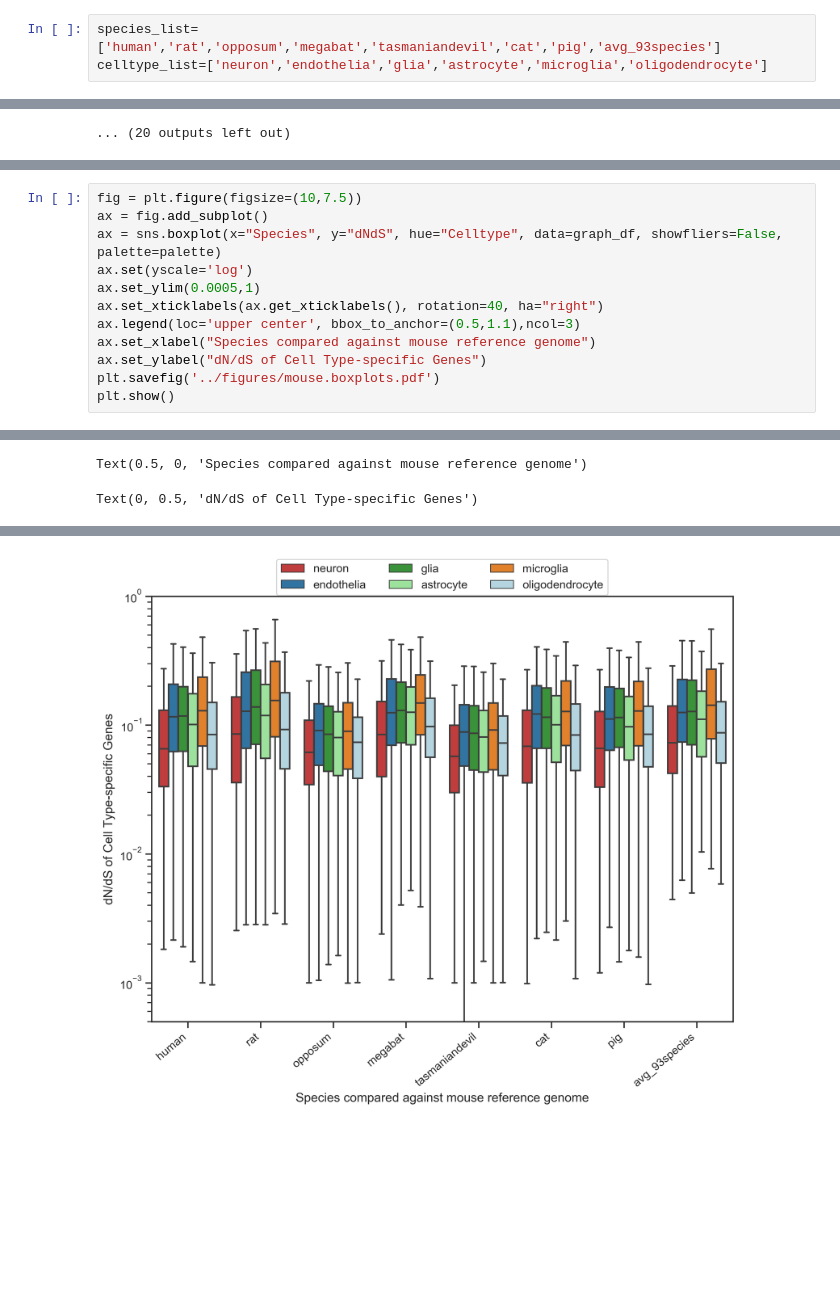
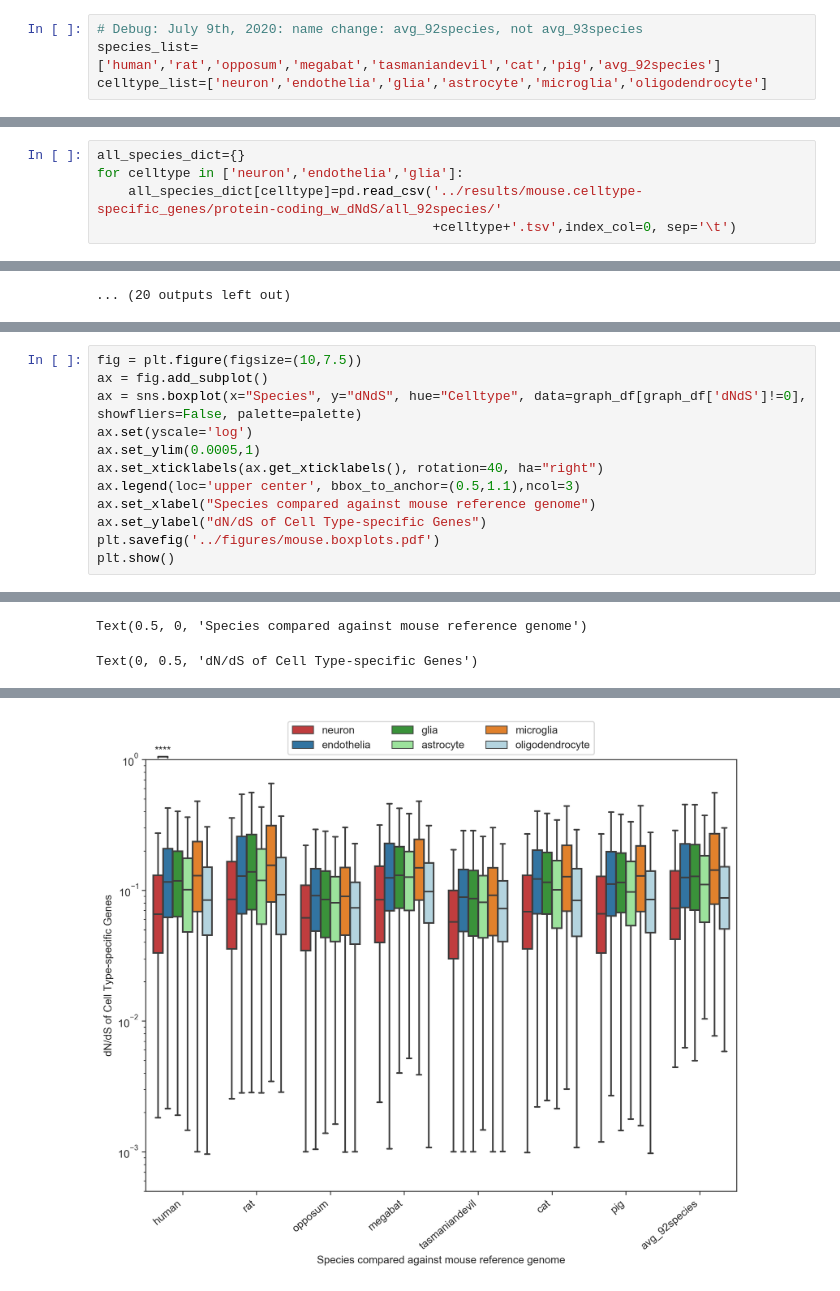
Before and after one commit to VeritatemAmo/neuron-glia-dNdS, a Jupyter notebook: jupyter_notebooks/mouse.stats_and_figures.ipynb, the cells around one changed output, grey strips where cells are left out. Cells and saved outputs as stored; diff of their text form; blank space fills up the shorter version.

```diff
--- a/jupyter_notebooks/mouse.stats_and_figures.ipynb
+++ b/jupyter_notebooks/mouse.stats_and_figures.ipynb
@@ -15,7 +15,8 @@ pd.set_option('display.max_rows', 10)
 from scipy import stats
 import heapq
 # %%
-species_list=['human','rat','opposum','megabat','tasmaniandevil','cat','pig','avg_93species']
+# Debug: July 9th, 2020: name change: avg_92species, not avg_93species
+species_list=['human','rat','opposum','megabat','tasmaniandevil','cat','pig','avg_92species']
 celltype_list=['neuron','endothelia','glia','astrocyte','microglia','oligodendrocyte']
 # %% [markdown]
 ### Descriptive Statistics: median and confidence interval
@@ -111,0 +153,5 @@ writer.close()
+# %%
+all_species_dict={}
+for celltype in ['neuron','endothelia','glia']:
+    all_species_dict[celltype]=pd.read_csv('../results/mouse.celltype-specific_genes/protein-coding_w_dNdS/all_92species/'
+                                           +celltype+'.tsv',index_col=0, sep='\t')
@@ -225,7 +420,7 @@ Text(229.85864318847658, 0.5, 'dN/dS of Cell Type-specific Genes')
 # %%
 fig = plt.figure(figsize=(10,7.5))
 ax = fig.add_subplot()
-ax = sns.boxplot(x="Species", y="dNdS", hue="Celltype", data=graph_df, showfliers=False, palette=palette)
+ax = sns.boxplot(x="Species", y="dNdS", hue="Celltype", data=graph_df[graph_df['dNdS']!=0], showfliers=False, palette=palette)
 ax.set(yscale='log')
 ax.set_ylim(0.0005,1)
 ax.set_xticklabels(ax.get_xticklabels(), rotation=40, ha="right")
@@ -251 +454 @@ Text(0, 0.5, 'dN/dS of Cell Type-specific Genes')
-[figure, old version]
+[figure, new version]
```
Also changed, not shown: parts of 21 cells of this notebook, 4 other files.
